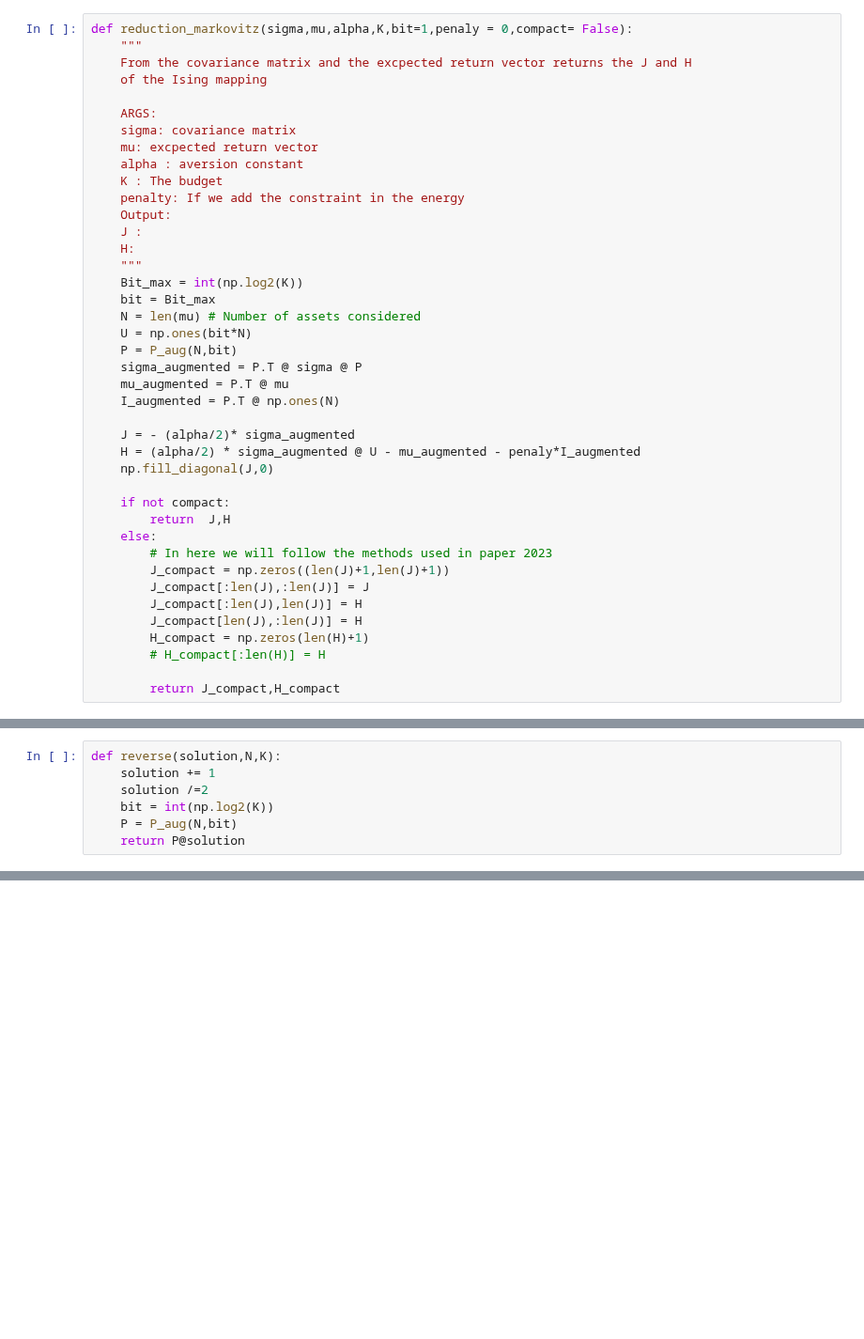
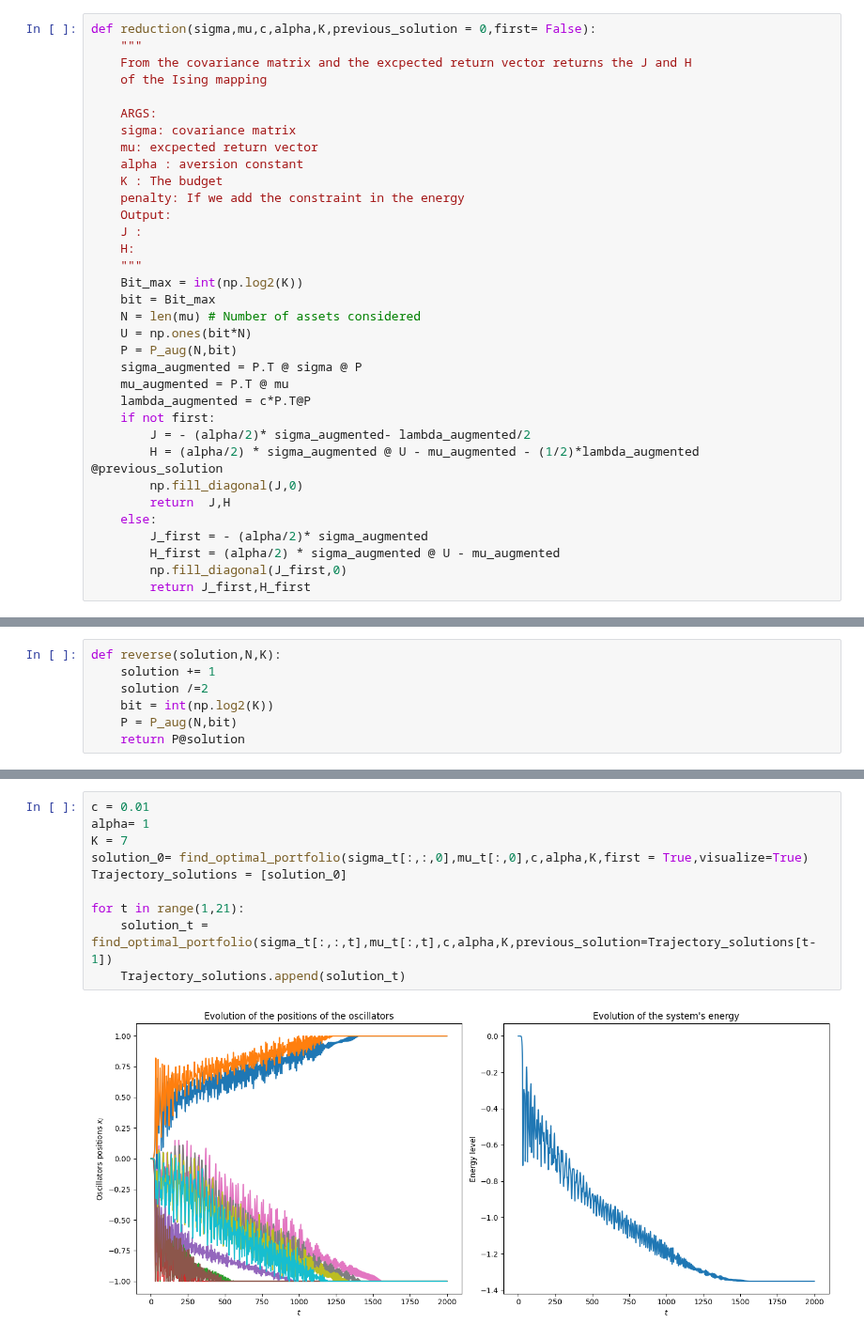
Before and after one commit to NESRINE202/SB_Algorithm_applications, a Jupyter notebook: portfolio_trajectory.ipynb, the cells around one changed output, grey strips where cells are left out. Shown at 94% size. Cells and saved outputs as stored; diff of their text form; blank space fills up the shorter version.

Commit message:
adding the trajectory and a class file

```diff
--- a/portfolio_trajectory.ipynb
+++ b/portfolio_trajectory.ipynb
@@ -15,7 +17,7 @@ def P_aug(N,bit):
 
     return P
 # %%
-def reduction_markovitz(sigma,mu,alpha,K,bit=1,penaly = 0,compact= False):
+def reduction(sigma,mu,c,alpha,K,previous_solution = 0,first= False):
     """
     From the covariance matrix and the excpected return vector returns the J and H
     of the Ising mapping
@@ -37,21 +39,14 @@ def reduction_markovitz(sigma,mu,alpha,K,bit=1,penaly = 0,compact= False):
     P = P_aug(N,bit)
     sigma_augmented = P.T @ sigma @ P
     mu_augmented = P.T @ mu
-    I_augmented = P.T @ np.ones(N)
-
-    J = - (alpha/2)* sigma_augmented
-    H = (alpha/2) * sigma_augmented @ U - mu_augmented - penaly*I_augmented
-    np.fill_diagonal(J,0)
-
-    if not compact:
+    lambda_augmented = c*P.T@P
+    if not first:
+        J = - (alpha/2)* sigma_augmented- lambda_augmented/2
+        H = (alpha/2) * sigma_augmented @ U - mu_augmented - (1/2)*lambda_augmented @previous_solution
+        np.fill_diagonal(J,0)
         return  J,H
     else:
-        # In here we will follow the methods used in paper 2023
-        J_compact = np.zeros((len(J)+1,len(J)+1))
-        J_compact[:len(J),:len(J)] = J
-        J_compact[:len(J),len(J)] = H
-        J_compact[len(J),:len(J)] = H
-        H_compact = np.zeros(len(H)+1)
-        # H_compact[:len(H)] = H
-
-        return J_compact,H_compact
+        J_first = - (alpha/2)* sigma_augmented
+        H_first = (alpha/2) * sigma_augmented @ U - mu_augmented
+        np.fill_diagonal(J_first,0)
+        return J_first,H_first
@@ -94,0 +189,12 @@ def resolve_optimal_portfolio_trajectory(sigma_list,mu_list)
+# %%
+c = 0.01
+alpha= 1
+K = 7
+solution_0= find_optimal_portfolio(sigma_t[:,:,0],mu_t[:,0],c,alpha,K,first = True,visualize=True)
+Trajectory_solutions = [solution_0]
+
+for t in range(1,21):
+    solution_t = find_optimal_portfolio(sigma_t[:,:,t],mu_t[:,t],c,alpha,K,previous_solution=Trajectory_solutions[t-1])
+    Trajectory_solutions.append(solution_t)
+# %% [output]
+[figure, added]
```
Also changed, not shown: parts of 14 cells of this notebook, 2 other files.
